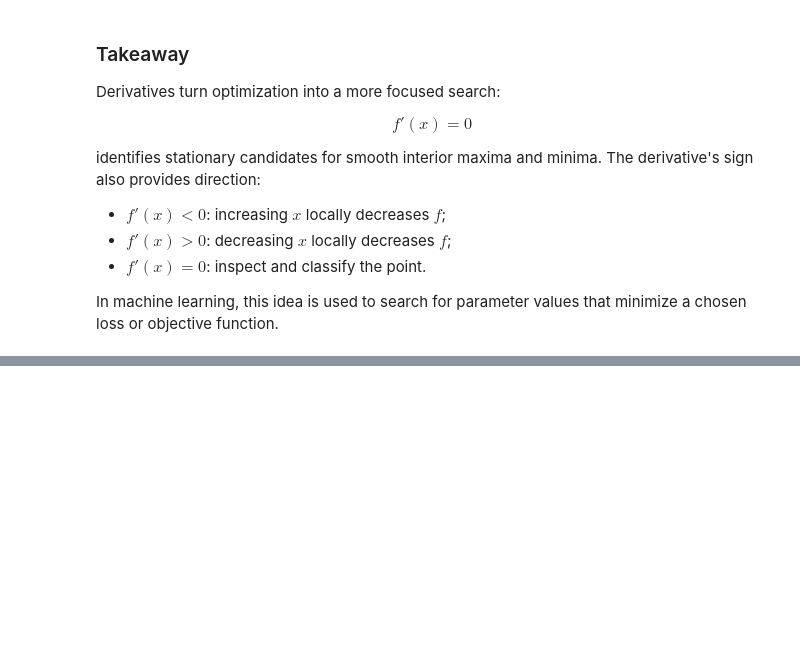
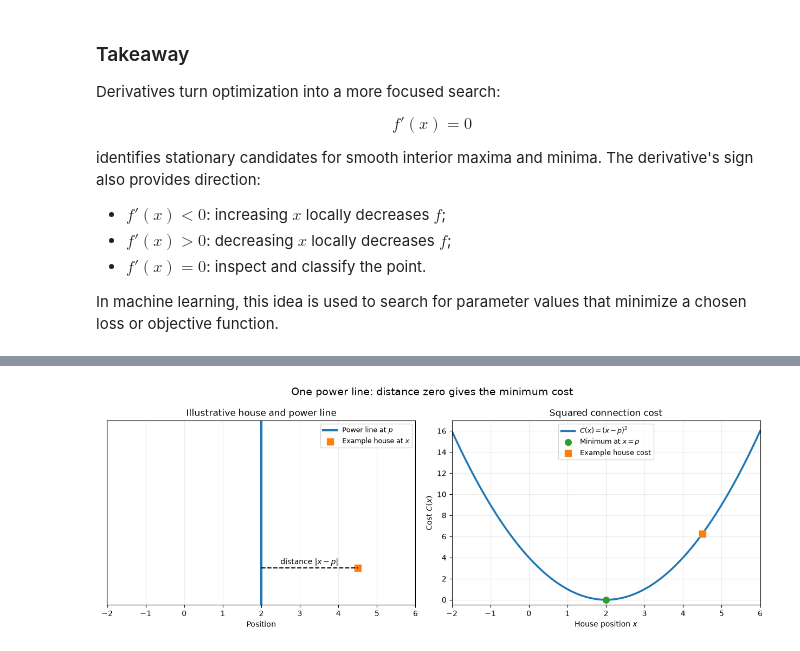
Before and after one commit to majorgilles/mathematics-for-machine-learning-and-data-science, a Jupyter notebook: weeks/c2_w1/03-optimization.ipynb, the cells around one changed output, grey strips where cells are left out. Saved outputs shown, nothing was run; the diff lists cells and outputs as text; code cells hidden in the pictures; blank space fills up the shorter version.

```diff
--- a/weeks/c2_w1/03-optimization.ipynb
+++ b/weeks/c2_w1/03-optimization.ipynb
@@ -157,0 +237,40 @@ In machine learning, this idea is used to search for parameter values that minim
+# %%
+power_line_position: float = 2.0
+house_positions: np.ndarray = np.linspace(-2.0, 6.0, 400)
+connection_costs: np.ndarray = (house_positions - power_line_position) ** 2
+example_house_position: float = 4.5
+example_connection_cost: float = (example_house_position - power_line_position) ** 2
+
+fig, axes = plt.subplots(1, 2, figsize=(12.5, 4.7))
+
+axes[0].axvline(power_line_position, color="tab:blue", linewidth=3, label="Power line at $p$")
+axes[0].scatter([example_house_position], [0], color="tab:orange", marker="s", s=75,
+                label="Example house at $x$")
+axes[0].annotate(
+    "distance $|x-p|$",
+    xy=((power_line_position + example_house_position) / 2, 0.03),
+    ha="center",
+)
+axes[0].plot([power_line_position, example_house_position], [0, 0], color="black",
+             linestyle="--")
+axes[0].set(title="Illustrative house and power line", xlabel="Position", ylabel="",
+            xlim=(-2, 6), ylim=(-0.3, 1.2), yticks=[])
+axes[0].grid(axis="x", alpha=0.25)
+axes[0].legend(fontsize=9)
+
+axes[1].plot(house_positions, connection_costs, color="tab:blue", linewidth=2.5,
+             label="$C(x)=(x-p)^2$")
+axes[1].scatter([power_line_position], [0], color="tab:green", s=70, zorder=3,
+                label="Minimum at $x=p$")
+axes[1].scatter([example_house_position], [example_connection_cost], color="tab:orange",
+                marker="s", s=65, zorder=3, label="Example house cost")
+axes[1].set(title="Squared connection cost", xlabel="House position $x$",
+            ylabel="Cost $C(x)$", xlim=(-2, 6), ylim=(-0.5, 17))
+axes[1].grid(alpha=0.25)
+axes[1].legend(fontsize=9)
+
+fig.suptitle("One power line: distance zero gives the minimum cost", fontsize=14)
+fig.tight_layout()
+plt.show()
+# %% [output]
+[figure, added]
```
Also changed, not shown: parts of 14 cells of this notebook.
